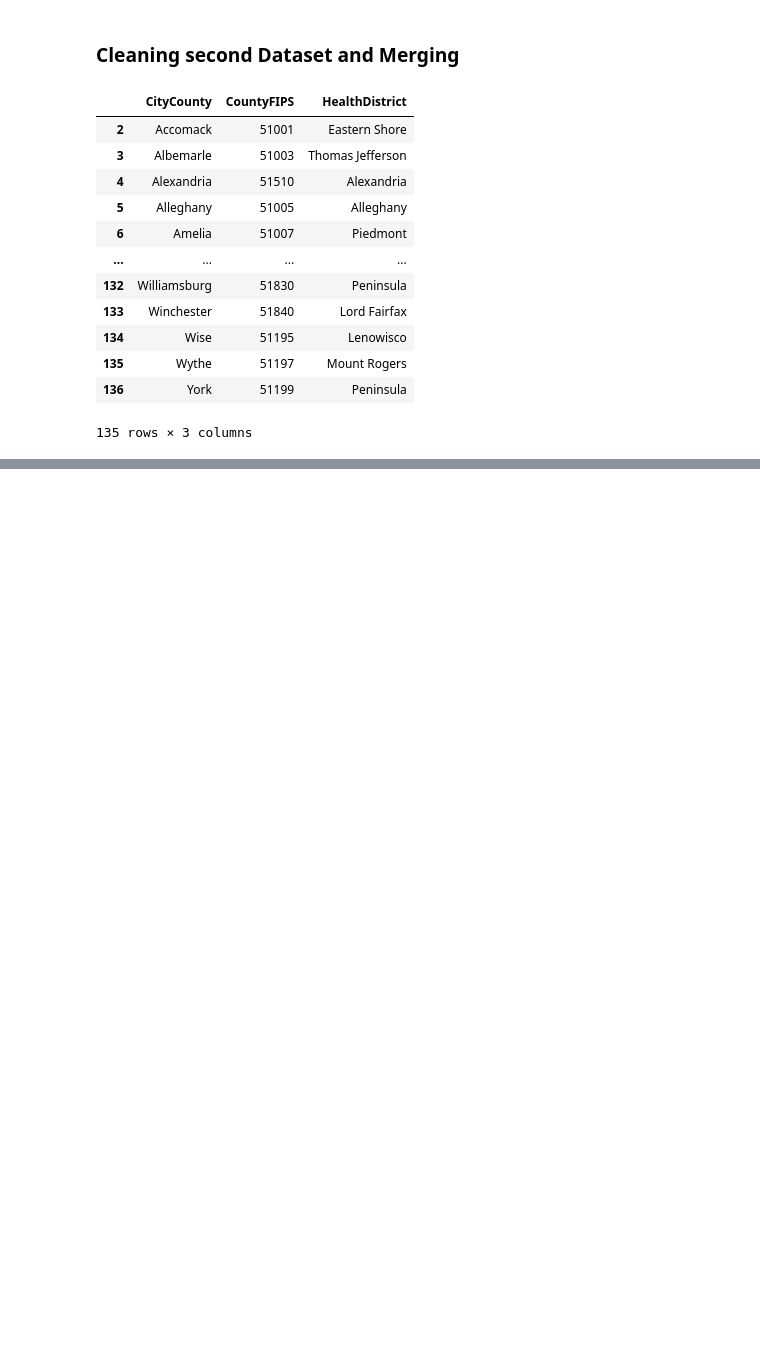
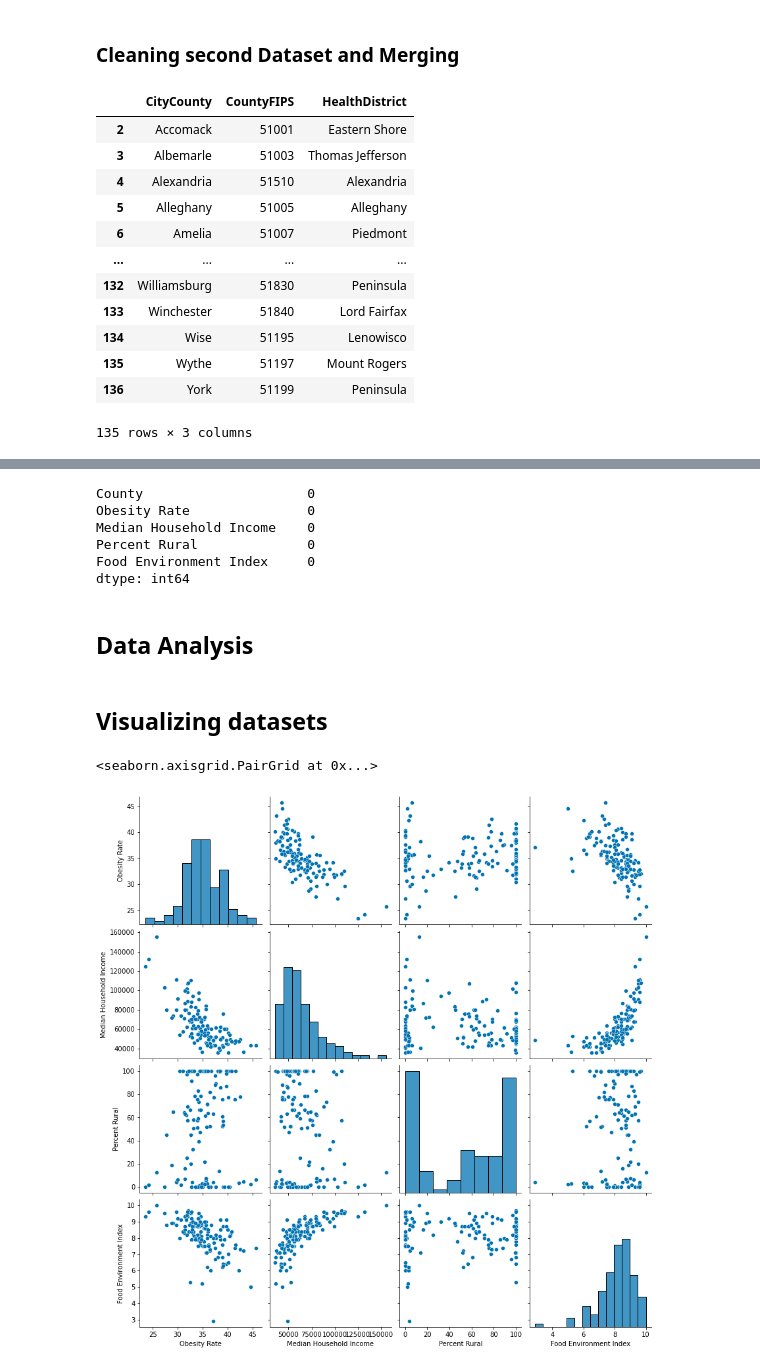
Before and after one commit to connorpepin/CMDA-Capstone, a Jupyter notebook: VDH.ipynb, the cells around one changed output, grey strips where cells are left out. Drawn from its saved outputs; the diff is of its cells as text; code cells hidden in the pictures; blank space fills up the shorter version.

```diff
--- a/VDH.ipynb
+++ b/VDH.ipynb
@@ -144,0 +190,7 @@ merged
+# %%
+health_ranking_2022 = pd.read_excel("2022_Clean_County_Data.xlsx")
+#droping the unwanted columns
+health_ranking_2022 = health_ranking_2022.iloc[:, :-2]
+# removing unnecessary columns
+health_ranking_2022 = health_ranking_2022 .drop('FIPS', axis= 1)
+health_ranking_2022
@@ -144,0 +230,4 @@ merged
+# %%
+# removing the rows with nan values since we don't want to make any pressumptions
+health_ranking_2022 = health_ranking_2022.dropna()
+health_ranking_2022
@@ -144,0 +252,21 @@ merged
+# %%
+#checking if any NaN value exists
+missing_val = health_ranking_2022.isna().sum()
+missing_val
+# %% [output]
+County                     0
+Obesity Rate               0
+Median Household Income    0
+Percent Rural              0
+Food Environment Index     0
+dtype: int64
+# %% [markdown]
+## Data Analysis
+# %% [markdown]
+## Visualizing datasets
+# %%
+sns.set_palette('colorblind')
+sns.pairplot(data=health_ranking_2022, height=3)
+# %% [output]
+<seaborn.axisgrid.PairGrid at 0x...>
+[figure, added]
```
Also changed, not shown: parts of 30 cells of this notebook.
